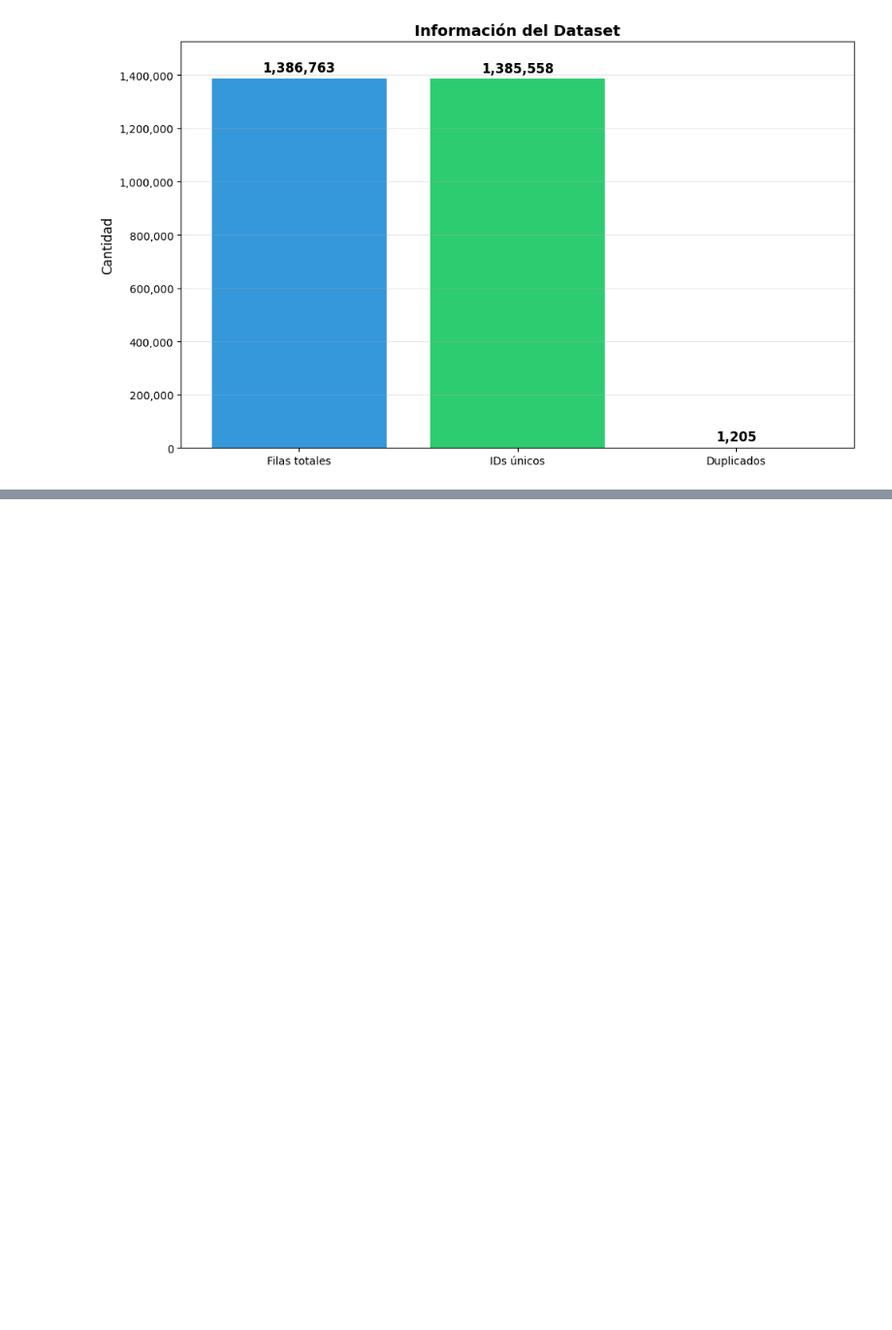
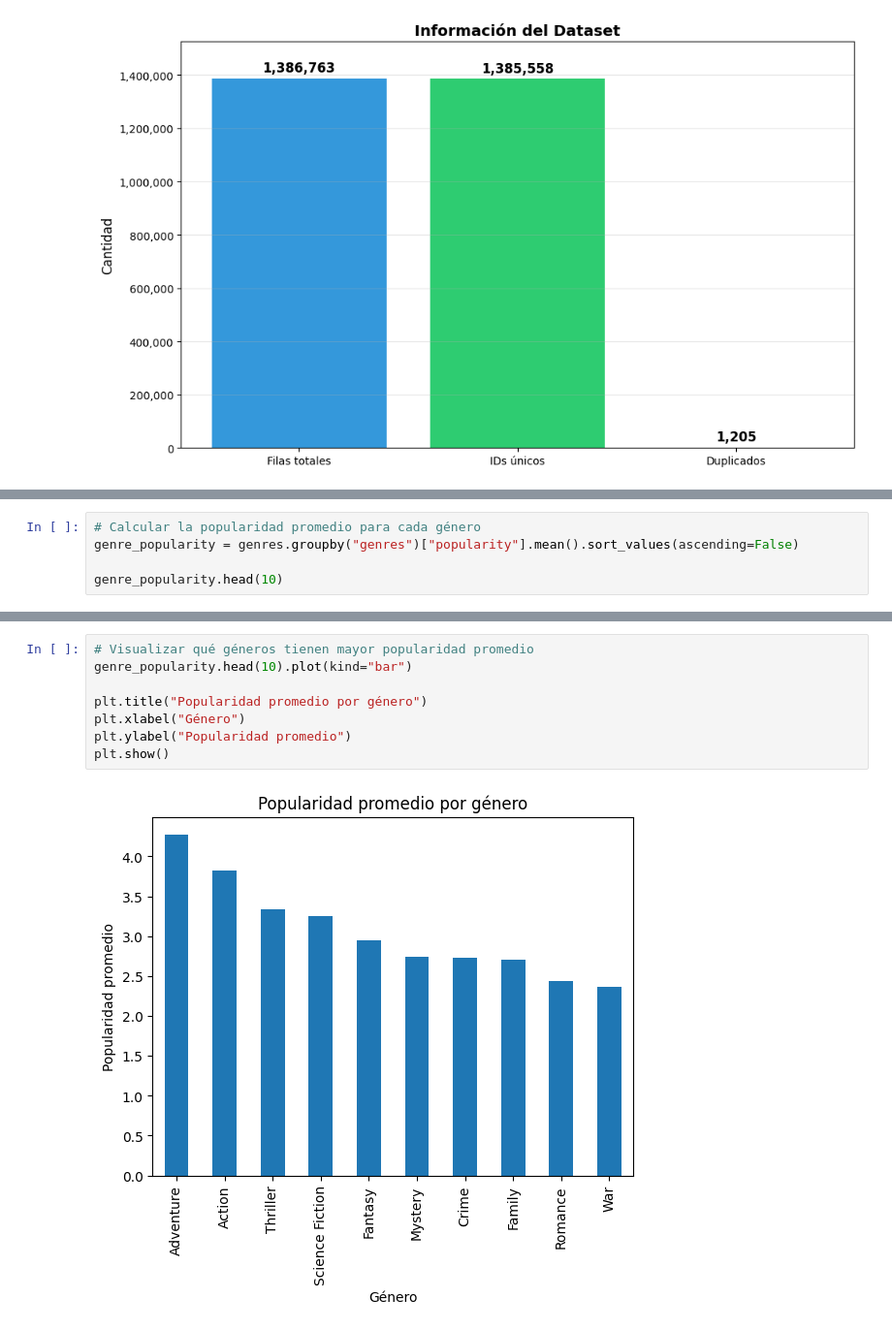
Before and after one commit to natonnelier/tmdb_movies_data_analysis, a Jupyter notebook: EDA_movies.ipynb, the cells around one changed output, grey strips where cells are left out. Shown at 97% size. Cells and saved outputs as stored; diff of their text form; blank space fills up the shorter version.

```diff
--- a/EDA_movies.ipynb
+++ b/EDA_movies.ipynb
@@ -432,0 +573,5 @@ plt.show()
+# %%
+# Calcular la popularidad promedio para cada género
+genre_popularity = genres.groupby("genres")["popularity"].mean().sort_values(ascending=False)
+
+genre_popularity.head(10)
@@ -432,0 +592,10 @@ plt.show()
+# %%
+# Visualizar qué géneros tienen mayor popularidad promedio
+genre_popularity.head(10).plot(kind="bar")
+
+plt.title("Popularidad promedio por género")
+plt.xlabel("Género")
+plt.ylabel("Popularidad promedio")
+plt.show()
+# %% [output]
+[figure, added]
```
Also changed, not shown: parts of 29 cells of this notebook.
